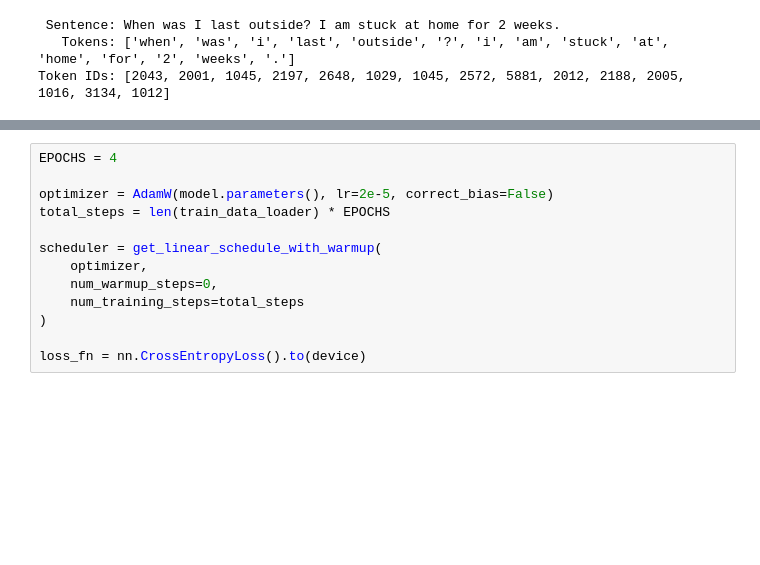
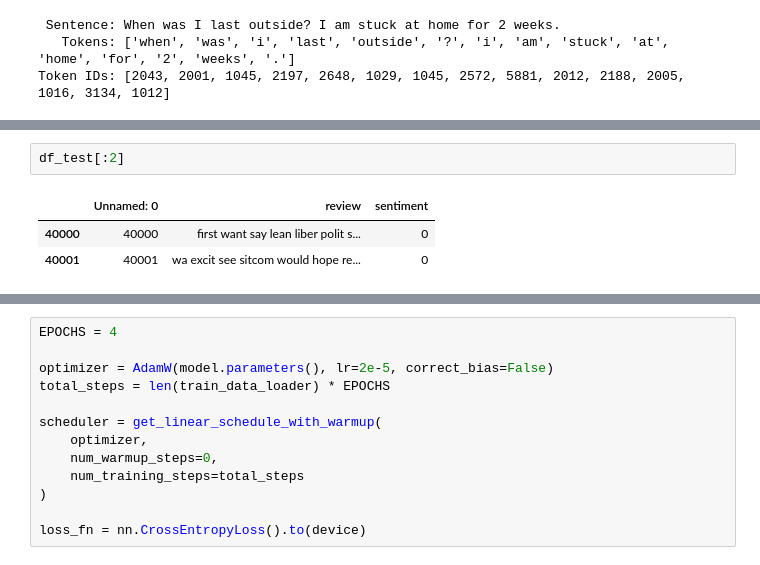
Before and after one commit to Lukas113/IMDB_sentiment_analysis, a Jupyter notebook: sentiment_analysis_using_bert.ipynb, the cells around one changed output, grey strips where cells are left out. Saved outputs shown, nothing was run; the diff lists cells and outputs as text; blank space fills up the shorter version.

```diff
--- a/sentiment_analysis_using_bert.ipynb
+++ b/sentiment_analysis_using_bert.ipynb
@@ -260 +261,7 @@ test_data_loader = create_loader(df_test, BERT['tokenizer'], MAX_LEN, BATCH_SIZE
+# %%
+df_test[:2]
+# %% [output]
+|  | Unnamed: 0 | review | sentiment |
+| 40000 | 40000 | first want say lean liber polit s... | 0 |
+| 40001 | 40001 | wa excit see sitcom would hope re... | 0 |
 # %%
```
Also changed, not shown: parts of 16 cells of this notebook, 3 other files.
